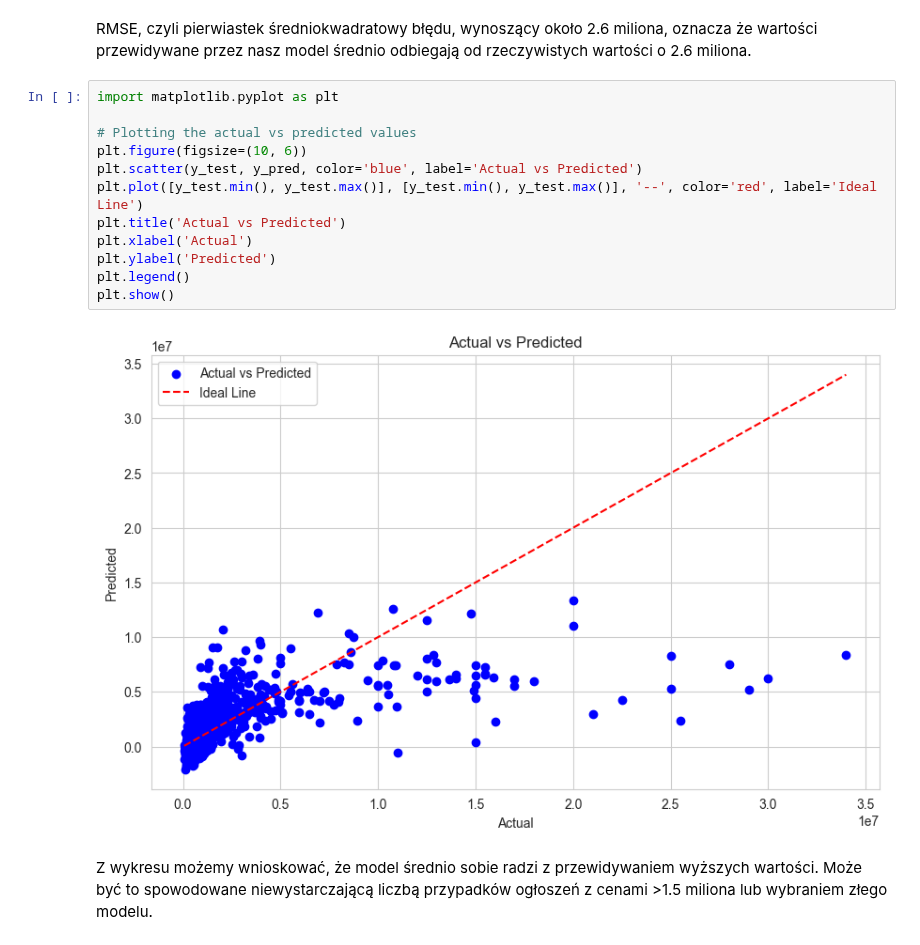
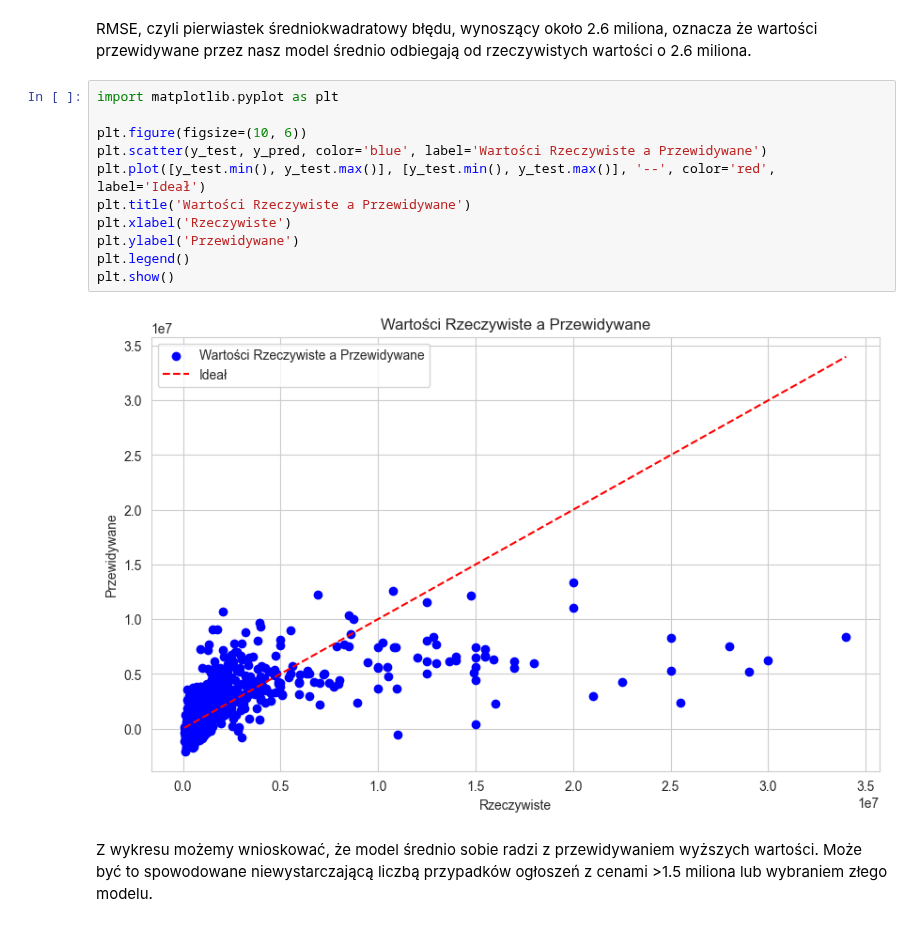
Before and after one commit to Aleksandra191/PUM_projekt_NA_EM_AK, a Jupyter notebook: model_podstawowy_benchmark.ipynb, the cells around one changed output. Saved outputs shown, nothing was run; the diff lists cells and outputs as text.

```diff
--- a/model_podstawowy_benchmark.ipynb
+++ b/model_podstawowy_benchmark.ipynb
@@ -62,17 +62,16 @@ Wysokie wartości średniego absolutnego błędu, mediany absolutnego błędu or
 # %%
 import matplotlib.pyplot as plt
 
-# Plotting the actual vs predicted values
 plt.figure(figsize=(10, 6))
-plt.scatter(y_test, y_pred, color='blue', label='Actual vs Predicted')
-plt.plot([y_test.min(), y_test.max()], [y_test.min(), y_test.max()], '--', color='red', label='Ideal Line')
-plt.title('Actual vs Predicted')
-plt.xlabel('Actual')
-plt.ylabel('Predicted')
+plt.scatter(y_test, y_pred, color='blue', label='Wartości Rzeczywiste a Przewidywane')
+plt.plot([y_test.min(), y_test.max()], [y_test.min(), y_test.max()], '--', color='red', label='Ideał')
+plt.title('Wartości Rzeczywiste a Przewidywane')
+plt.xlabel('Rzeczywiste')
+plt.ylabel('Przewidywane')
 plt.legend()
 plt.show()
 # %% [output]
-[figure, old version]
+[figure, new version]
 # %% [markdown]
 Z wykresu możemy wnioskować, że model średnio sobie radzi z przewidywaniem wyższych wartości. Może być to spowodowane niewystarczającą liczbą przypadków ogłoszeń z cenami >1.5 miliona lub wybraniem złego modelu.
 # %%
```
Also changed, not shown: parts of 6 cells of this notebook.
